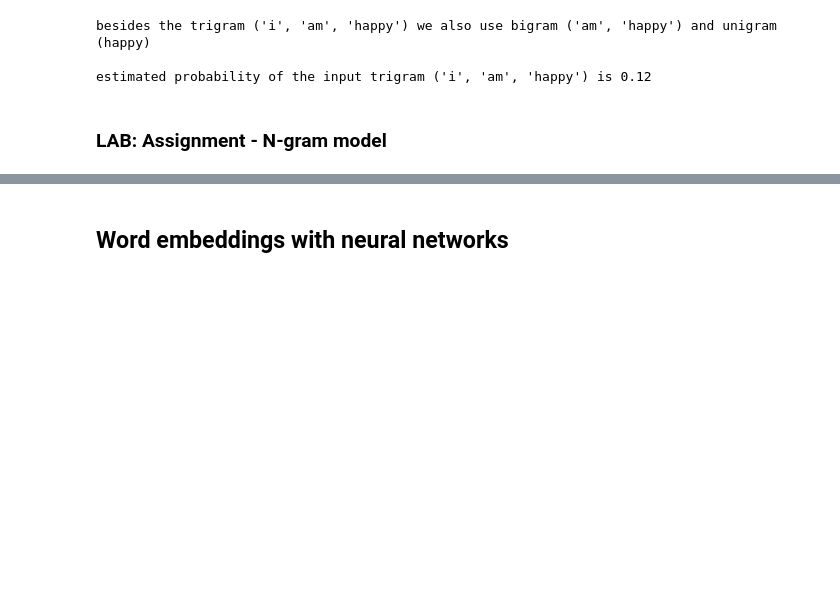
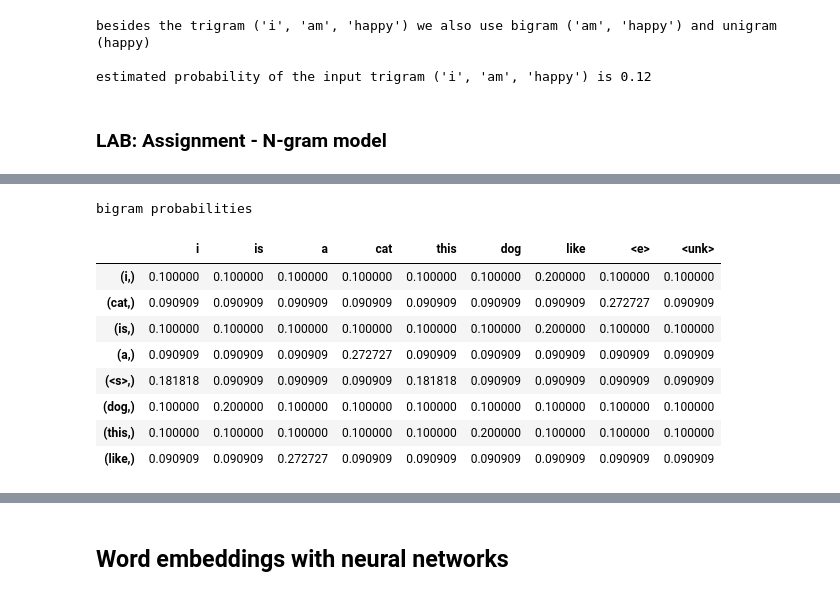
Before and after one commit to mysakbm/workshops, a Jupyter notebook: text/Natural Language Processing Specialization.ipynb, the cells around one changed output, grey strips where cells are left out. Drawn from its saved outputs; the diff is of its cells as text; code cells hidden in the pictures; blank space fills up the shorter version.

```diff
--- a/text/Natural Language Processing Specialization.ipynb
+++ b/text/Natural Language Processing Specialization.ipynb
@@ -3276,0 +3626,8 @@ estimated probability of the input trigram ('i', 'am', 'happy') is 0.12
+# %%
+tokenized_sentences = [["dogs", "run"], ["cats", "sleep"]]
+vocabulary = ["dogs", "sleep"]
+tmp_replaced_tokenized_sentences = replace_oov_words_by_unk(tokenized_sentences, vocabulary)
+print(f"Original sentence:")
+print(tokenized_sentences)
+print(f"tokenized_sentences with less frequent words converted to '<unk>':")
+print(tmp_replaced_tokenized_sentences)
@@ -3276,0 +4059,18 @@ estimated probability of the input trigram ('i', 'am', 'happy') is 0.12
+# %%
+sentences = [['i', 'like', 'a', 'cat'],
+                 ['this', 'dog', 'is', 'like', 'a', 'cat']]
+unique_words = list(set(sentences[0] + sentences[1]))
+bigram_counts = count_n_grams(sentences, 2)
+print("bigram probabilities")
+display(make_probability_matrix(bigram_counts, unique_words, k=1))
+# %% [output]
+bigram probabilities
+|  | i | is | a | cat | this | dog | like | <e> | <unk> |
+| (i,) | 0.100000 | 0.100000 | 0.100000 | 0.100000 | 0.100000 | 0.100000 | 0.200000 | 0.100000 | 0.100000 |
+| (cat,) | 0.090909 | 0.090909 | 0.090909 | 0.090909 | 0.090909 | 0.090909 | 0.090909 | 0.272727 | 0.090909 |
+| (is,) | 0.100000 | 0.100000 | 0.100000 | 0.100000 | 0.100000 | 0.100000 | 0.200000 | 0.100000 | 0.100000 |
+| (a,) | 0.090909 | 0.090909 | 0.090909 | 0.272727 | 0.090909 | 0.090909 | 0.090909 | 0.090909 | 0.090909 |
+| (<s>,) | 0.181818 | 0.090909 | 0.090909 | 0.090909 | 0.181818 | 0.090909 | 0.090909 | 0.090909 | 0.090909 |
+| (dog,) | 0.100000 | 0.200000 | 0.100000 | 0.100000 | 0.100000 | 0.100000 | 0.100000 | 0.100000 | 0.100000 |
+| (this,) | 0.100000 | 0.100000 | 0.100000 | 0.100000 | 0.100000 | 0.200000 | 0.100000 | 0.100000 | 0.100000 |
+| (like,) | 0.090909 | 0.090909 | 0.272727 | 0.090909 | 0.090909 | 0.090909 | 0.090909 | 0.090909 | 0.090909 |
```
Also changed, not shown: parts of 205 cells of this notebook, 3 other files.
